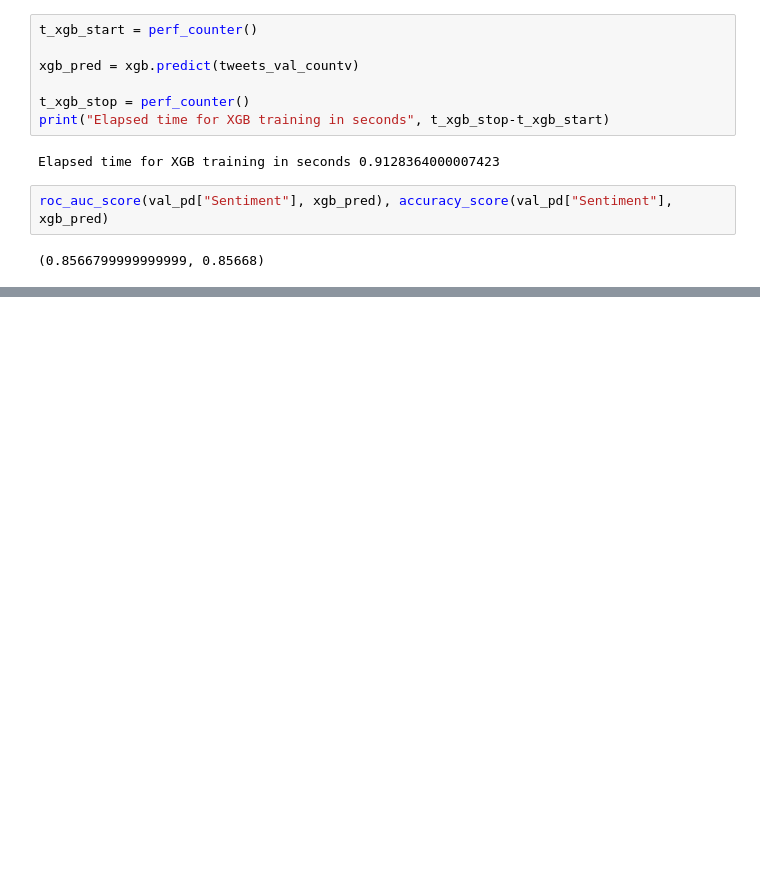
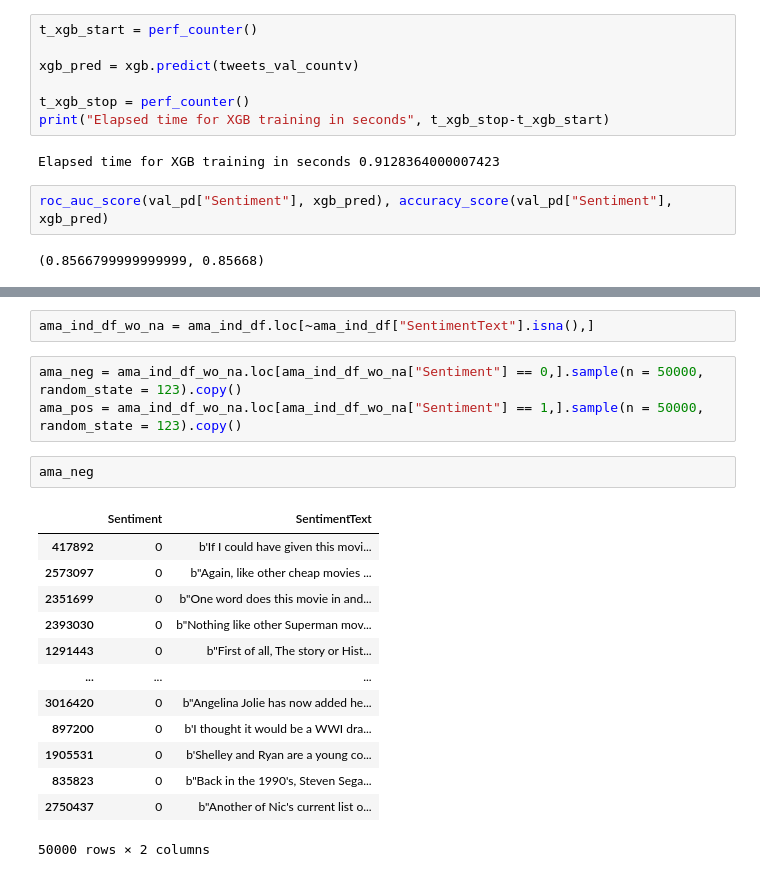
Before and after one commit to nrohit78/Sentiment_Analysis, a Jupyter notebook: src/rnair/senti_script.ipynb, the cells around one changed output, grey strips where cells are left out. Cells and saved outputs as stored; diff of their text form; blank space fills up the shorter version.

```diff
--- a/src/rnair/senti_script.ipynb
+++ b/src/rnair/senti_script.ipynb
@@ -500,0 +560,21 @@ roc_auc_score(val_pd["Sentiment"], xgb_pred), accuracy_score(val_pd["Sentiment"]
+# %%
+ama_ind_df_wo_na = ama_ind_df.loc[~ama_ind_df["SentimentText"].isna(),]
+# %%
+ama_neg = ama_ind_df_wo_na.loc[ama_ind_df_wo_na["Sentiment"] == 0,].sample(n = 50000, random_state = 123).copy()
+ama_pos = ama_ind_df_wo_na.loc[ama_ind_df_wo_na["Sentiment"] == 1,].sample(n = 50000, random_state = 123).copy()
+# %%
+ama_neg
+# %% [output]
+|  | Sentiment | SentimentText |
+| 417892 | 0 | b'If I could have given this movi... |
+| 2573097 | 0 | b"Again, like other cheap movies ... |
+| 2351699 | 0 | b"One word does this movie in and... |
+| 2393030 | 0 | b"Nothing like other Superman mov... |
+| 1291443 | 0 | b"First of all, The story or Hist... |
+| ... | ... | ... |
+| 3016420 | 0 | b"Angelina Jolie has now added he... |
+| 897200 | 0 | b'I thought it would be a WWI dra... |
+| 1905531 | 0 | b'Shelley and Ryan are a young co... |
+| 835823 | 0 | b"Back in the 1990's, Steven Sega... |
+| 2750437 | 0 | b"Another of Nic's current list o... |
+50000 rows × 2 columns
```
Also changed, not shown: parts of 41 cells of this notebook, 1 other file.
